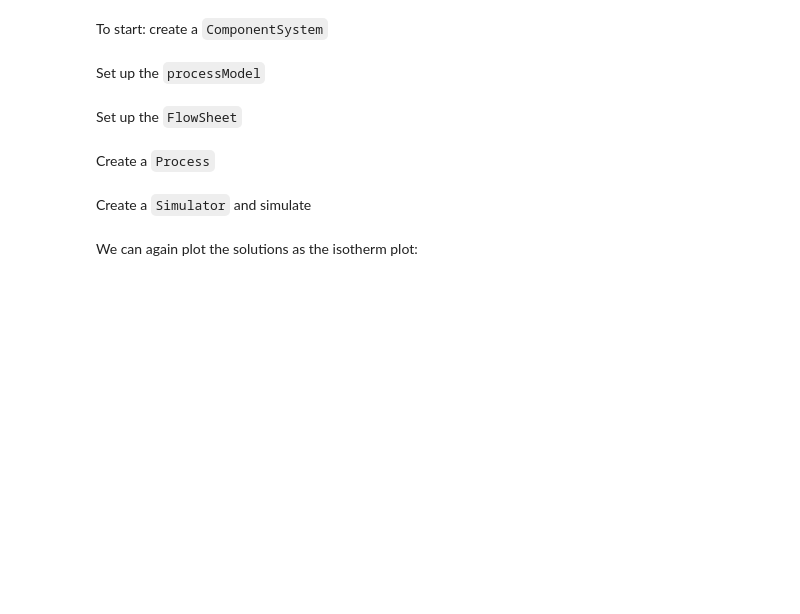
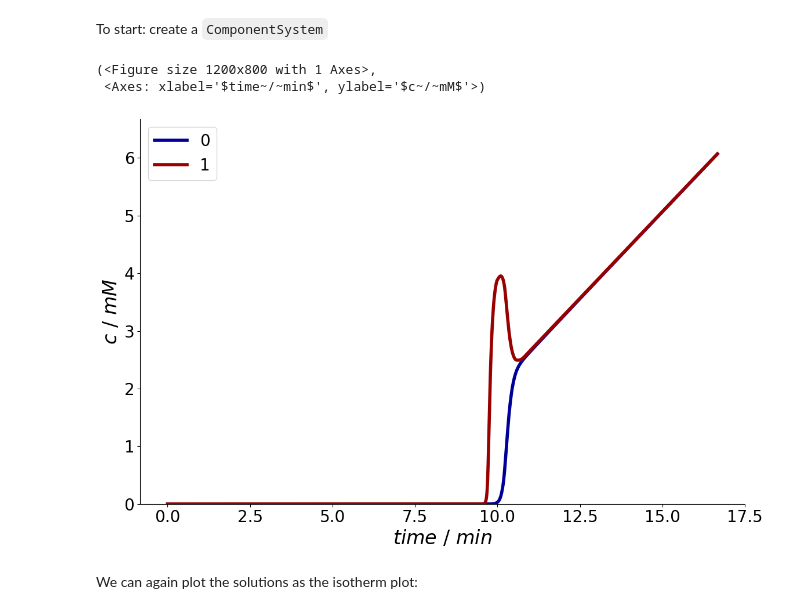
Before and after one commit to cadet/CADET-Workshop, a Jupyter notebook: 02 CADET Fundamentals/02.2 adsorption/02.2.1_adsorption.ipynb, the cells around one changed output. Saved outputs shown, nothing was run; the diff lists cells and outputs as text; code cells hidden in the pictures; blank space fills up the shorter version.

````diff
--- a/02 CADET Fundamentals/02.2 adsorption/02.2.1_adsorption.ipynb
+++ b/02 CADET Fundamentals/02.2 adsorption/02.2.1_adsorption.ipynb
@@ -120,13 +181,52 @@ desorption_rate = [1,1]
 ```
 # %% [markdown]
 To start: create a `ComponentSystem`
-# %% [markdown]
-Set up the `processModel`
-# %% [markdown]
-Set up the `FlowSheet`
-# %% [markdown]
-Create a `Process`
-# %% [markdown]
-Create a `Simulator` and simulate
+# %%
+from CADETProcess.processModel import ComponentSystem, Inlet, Outlet, LumpedRateModelWithoutPores, Langmuir
+component_system = ComponentSystem(2)
+
+inlet = Inlet(component_system, "inlet")
+inlet.flow_rate = 1e-6
+inlet.c = [[0, 0.01, 0, 0], [0, 0.01, 0, 0]]
+# %%
+
+outlet = Outlet(component_system, "outlet")
+
+column = LumpedRateModelWithoutPores(component_system, "column")#
+column.total_porosity = 0.5
+column.length = 0.1
+column.diameter = 0.1
+column.axial_dispersion = 1e-20
+
+binding = Langmuir(component_system, "binding")
+binding.adsorption_rate = [10, 5]
+binding.desorption_rate = [1, 1]
+binding.capacity = [1, 1]
+
+column.binding_model = binding
+
+column.solution_recorder.write_solution_bulk = True
+column.solution_recorder.write_solution_solid = True
+
+from CADETProcess.processModel import FlowSheet, Process
+from CADETProcess.simulator import Cadet
+
+flow_sheet = FlowSheet(component_system, "flow_sheet")
+flow_sheet.add_unit(column)
+flow_sheet.add_unit(inlet)
+flow_sheet.add_unit(outlet)
+flow_sheet.add_connection(inlet, column)
+flow_sheet.add_connection(column, outlet)
+
+process = Process(flow_sheet, "process")
+process.cycle_time = 1000
+
+simulator = Cadet()
+simulation_results = simulator.simulate(process)
+simulation_results.solution.outlet.outlet.plot()
+# %% [output]
+(<Figure size 1200x800 with 1 Axes>,
+ <Axes: xlabel='$time~/~min$', ylabel='$c~/~mM$'>)
+[figure, added]
 # %% [markdown]
 We can again plot the solutions as the isotherm plot:
````
Also changed, not shown: parts of 12 cells of this notebook, 10 other files.
